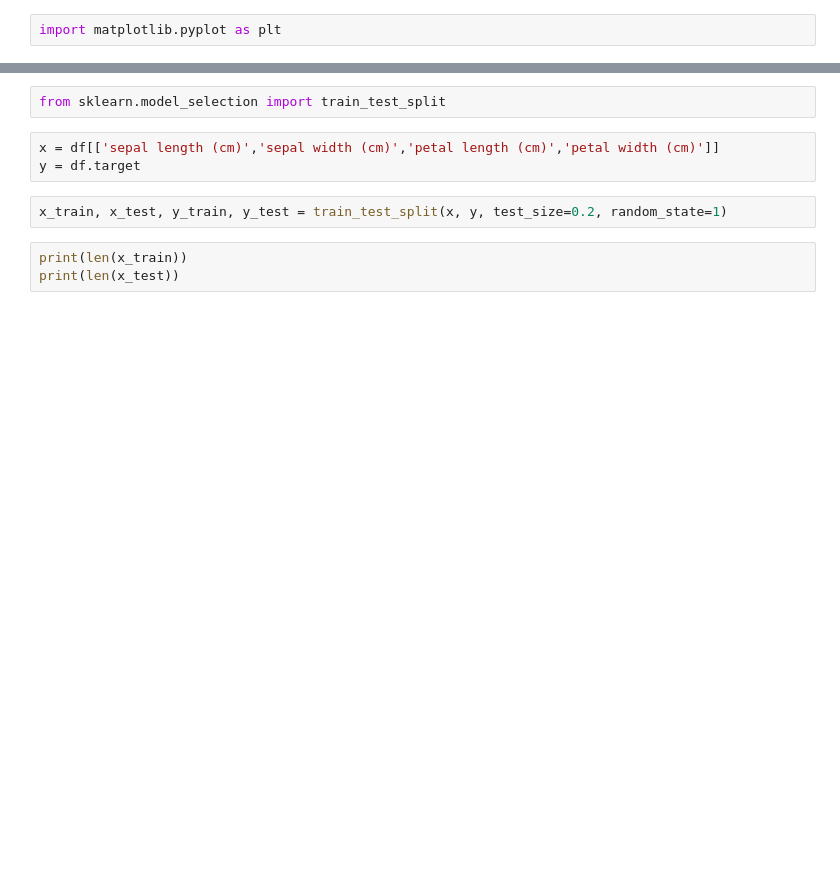
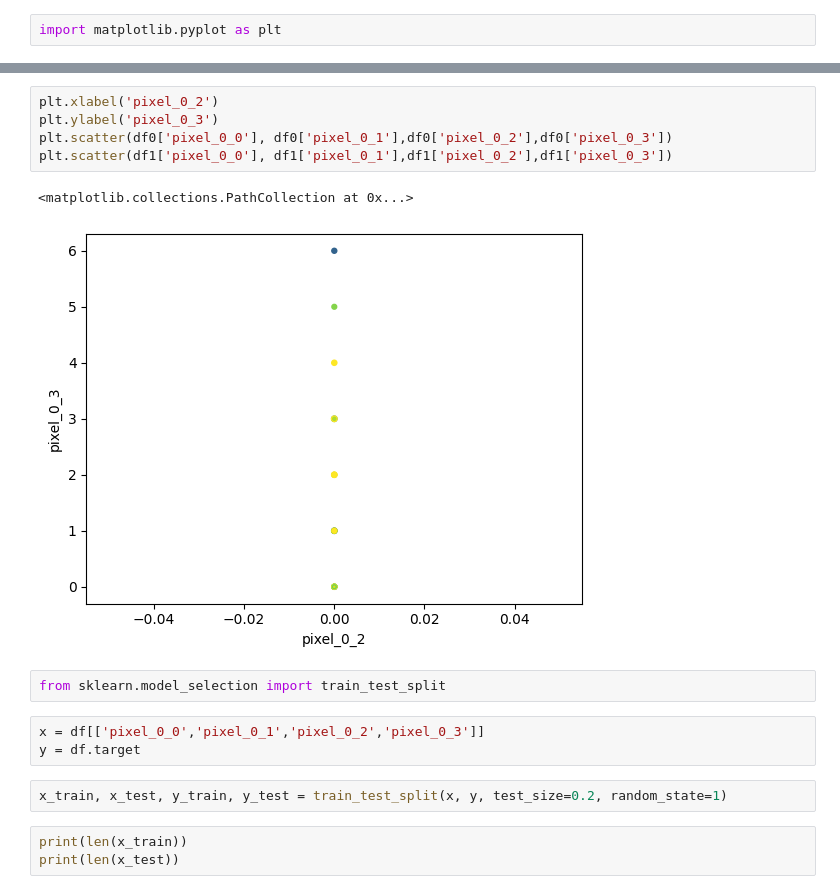
Before and after one commit to DarshanaRadhakrishnan/Darshana.R, a Jupyter notebook: KNN_model_.ipynb, the cells around one changed output, grey strips where cells are left out. Saved outputs shown, nothing was run; the diff lists cells and outputs as text; blank space fills up the shorter version.

```diff
--- a/KNN_model_.ipynb
+++ b/KNN_model_.ipynb
@@ -85,8 +80,16 @@ plt.scatter(df1['petal length (cm)'], df1['petal width (cm)'],color="blue",marke
+# %%
+plt.xlabel('pixel_0_2')
+plt.ylabel('pixel_0_3')
+plt.scatter(df0['pixel_0_0'], df0['pixel_0_1'],df0['pixel_0_2'],df0['pixel_0_3'])
+plt.scatter(df1['pixel_0_0'], df1['pixel_0_1'],df1['pixel_0_2'],df1['pixel_0_3'])
+# %% [output]
+<matplotlib.collections.PathCollection at 0x...>
+[figure, added]
 # %%
 from sklearn.model_selection import train_test_split
-# %%
-x = df[['sepal length (cm)','sepal width (cm)','petal length (cm)','petal width (cm)']]
-y = df.target
+# %%
+x = df[['pixel_0_0','pixel_0_1','pixel_0_2','pixel_0_3']]
+y = df.target
 # %%
 x_train, x_test, y_train, y_test = train_test_split(x, y, test_size=0.2, random_state=1)
 # %%
```
Also changed, not shown: parts of 17 cells of this notebook.
